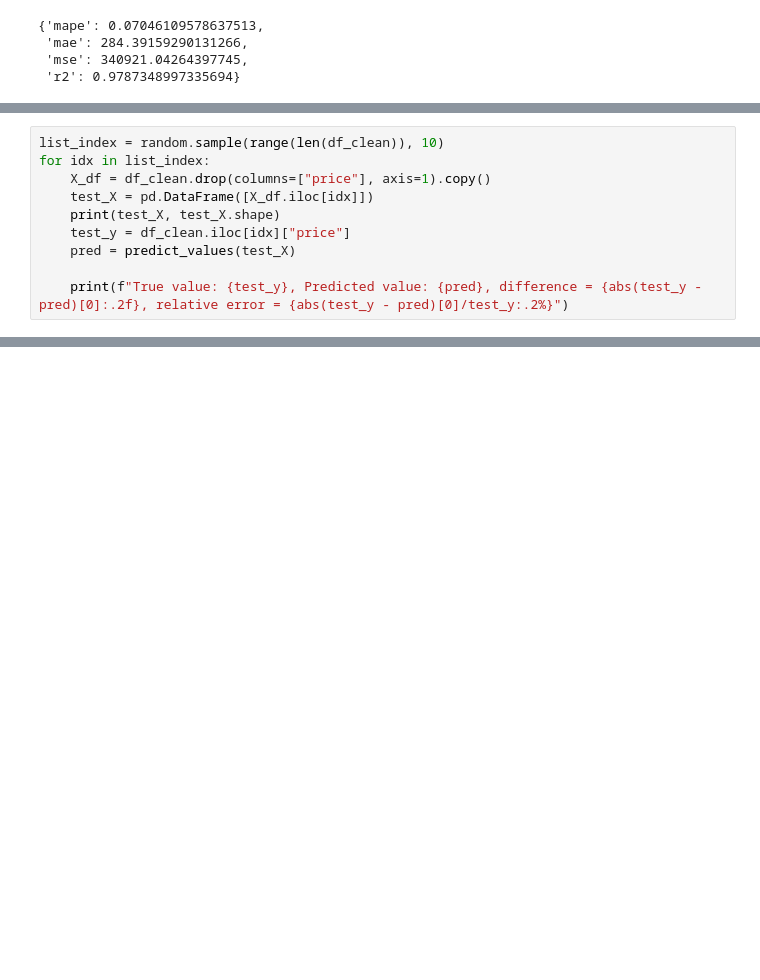
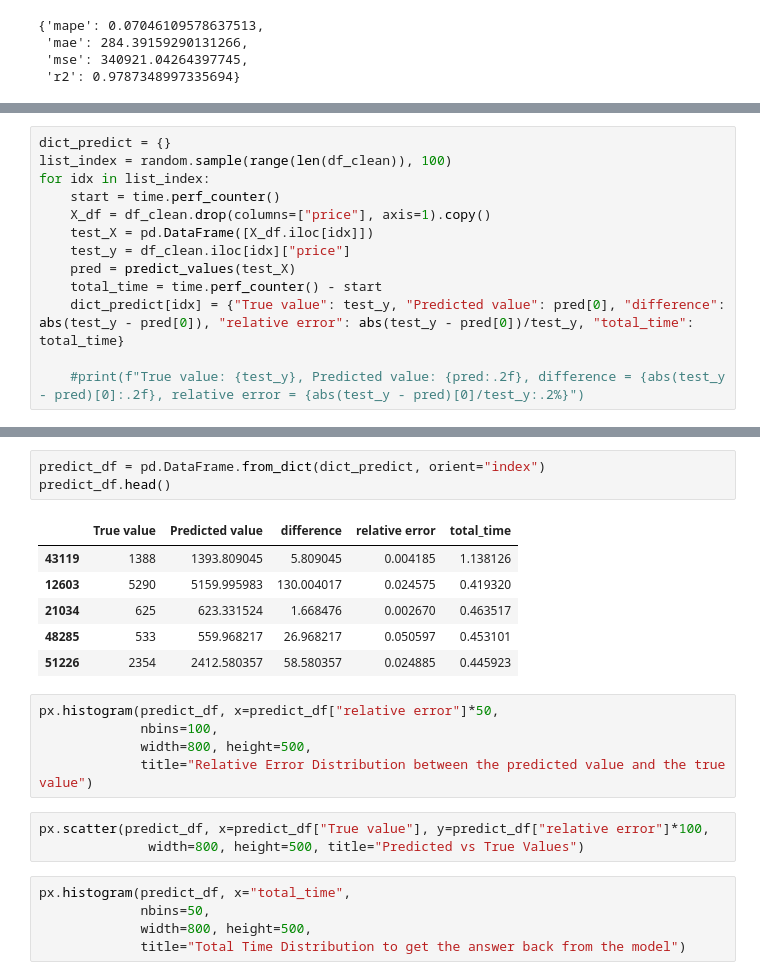
Before and after one commit to jouell3/diamonds, a Jupyter notebook: notebooks/sandbank.ipynb, the cells around one changed output, grey strips where cells are left out. Saved outputs shown, nothing was run; the diff lists cells and outputs as text; blank space fills up the shorter version.

```diff
--- a/notebooks/sandbank.ipynb
+++ b/notebooks/sandbank.ipynb
@@ -175,11 +188,14 @@ y_pred, scores = run_model_mkflow(X_test_scaled, y_test)
 # %%
-list_index = random.sample(range(len(df_clean)), 10)
+dict_predict = {}
+list_index = random.sample(range(len(df_clean)), 100)
 for idx in list_index:
+    start = time.perf_counter()
     X_df = df_clean.drop(columns=["price"], axis=1).copy()
     test_X = pd.DataFrame([X_df.iloc[idx]])
-    print(test_X, test_X.shape)
     test_y = df_clean.iloc[idx]["price"]
     pred = predict_values(test_X)
+    total_time = time.perf_counter() - start
+    dict_predict[idx] = {"True value": test_y, "Predicted value": pred[0], "difference": abs(test_y - pred[0]), "relative error": abs(test_y - pred[0])/test_y, "total_time": total_time}
 
-    print(f"True value: {test_y}, Predicted value: {pred}, difference = {abs(test_y - pred)[0]:.2f}, relative error = {abs(test_y - pred)[0]/test_y:.2%}")
+    #print(f"True value: {test_y}, Predicted value: {pred:.2f}, difference = {abs(test_y - pred)[0]:.2f}, relative error = {abs(test_y - pred)[0]/test_y:.2%}")
 # %% [output]
@@ -239,0 +219,23 @@ True value: 777, Predicted value: [860.67712643], difference = [83.67712643]
+# %%
+predict_df = pd.DataFrame.from_dict(dict_predict, orient="index")
+predict_df.head()
+# %% [output]
+|  | True value | Predicted value | difference | relative error | total_time |
+| 43119 | 1388 | 1393.809045 | 5.809045 | 0.004185 | 1.138126 |
+| 12603 | 5290 | 5159.995983 | 130.004017 | 0.024575 | 0.419320 |
+| 21034 | 625 | 623.331524 | 1.668476 | 0.002670 | 0.463517 |
+| 48285 | 533 | 559.968217 | 26.968217 | 0.050597 | 0.453101 |
+| 51226 | 2354 | 2412.580357 | 58.580357 | 0.024885 | 0.445923 |
+# %%
+px.histogram(predict_df, x=predict_df["relative error"]*50,
+             nbins=100,
+             width=800, height=500,
+             title="Relative Error Distribution between the predicted value and the true value")
+# %%
+px.scatter(predict_df, x=predict_df["True value"], y=predict_df["relative error"]*100,
+              width=800, height=500, title="Predicted vs True Values")
+# %%
+px.histogram(predict_df, x="total_time",
+             nbins=50,
+             width=800, height=500,
+             title="Total Time Distribution to get the answer back from the model")
```
Also changed, not shown: parts of 9 cells of this notebook, 9 other files.
